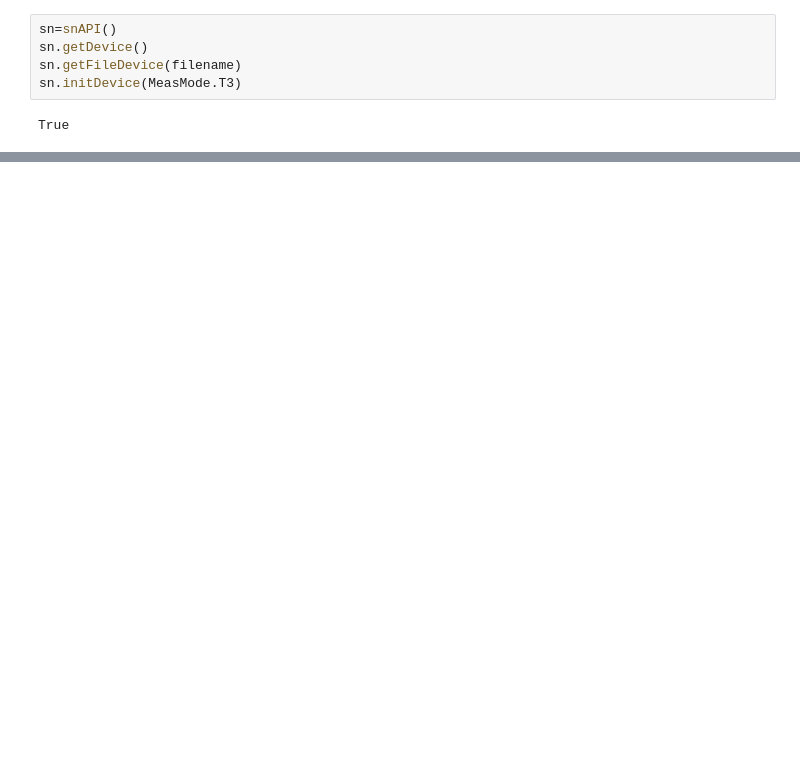
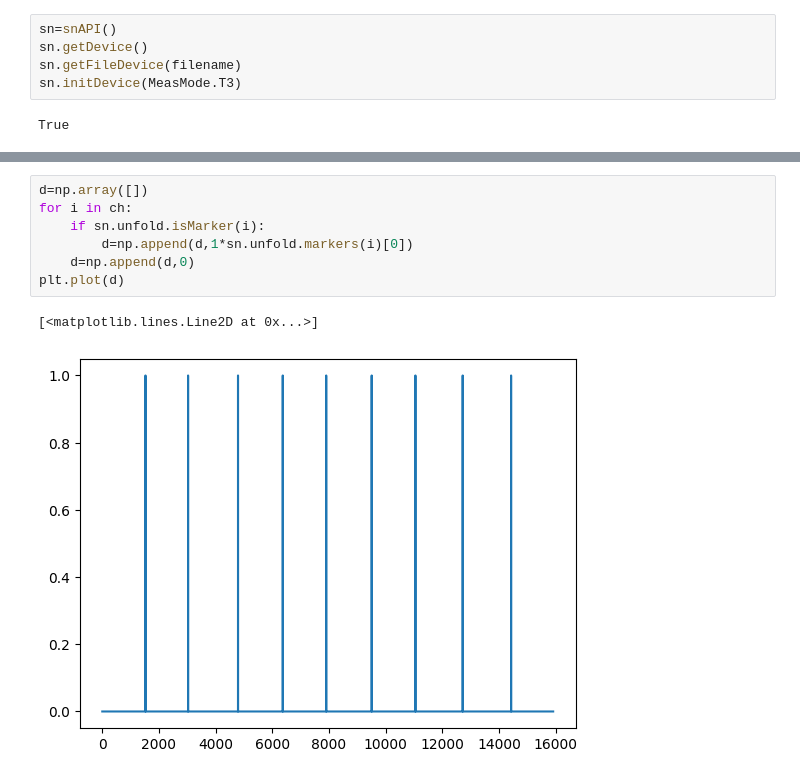
Before and after one commit to MikelElorza/Data-analysis, a Jupyter notebook: Narrow field/Imaging/Imaging_with_markers.ipynb, the cells around one changed output, grey strips where cells are left out. Cells and saved outputs as stored; diff of their text form; blank space fills up the shorter version.

```diff
--- a/Narrow field/Imaging/Imaging_with_markers.ipynb
+++ b/Narrow field/Imaging/Imaging_with_markers.ipynb
@@ -34,0 +39,10 @@ plt.plot(markers_Bool,linewidth=1)
+# %%
+d=np.array([])
+for i in ch:
+    if sn.unfold.isMarker(i):
+        d=np.append(d,1*sn.unfold.markers(i)[0])
+    d=np.append(d,0)
+plt.plot(d)
+# %% [output]
+[<matplotlib.lines.Line2D at 0x...>]
+[figure, added]
```
Also changed, not shown: parts of 11 cells of this notebook.
